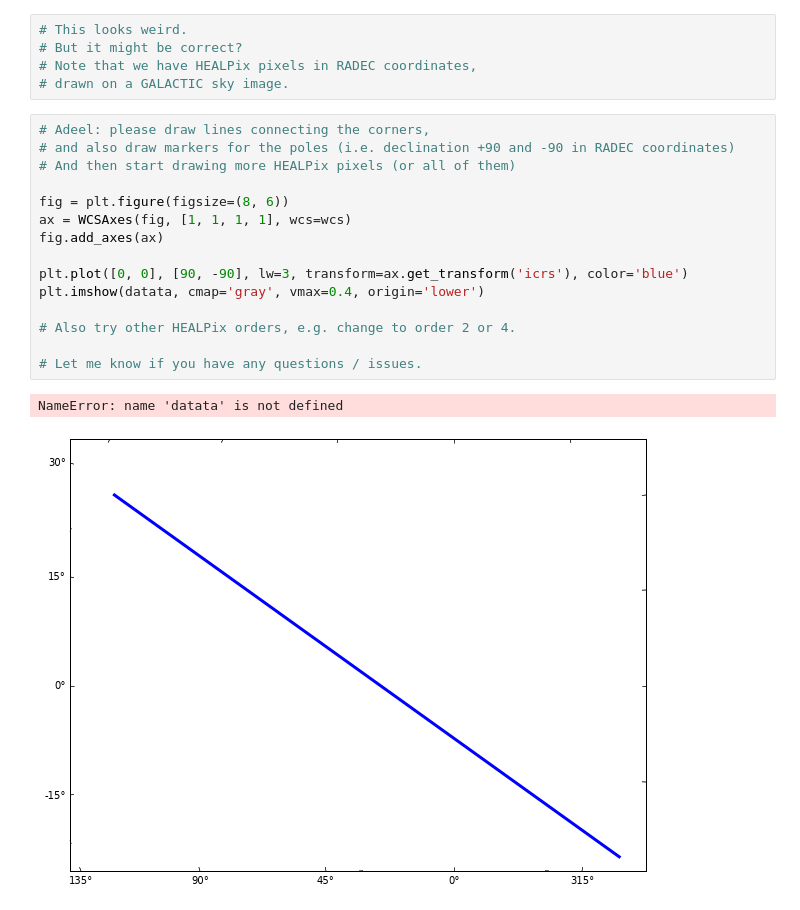
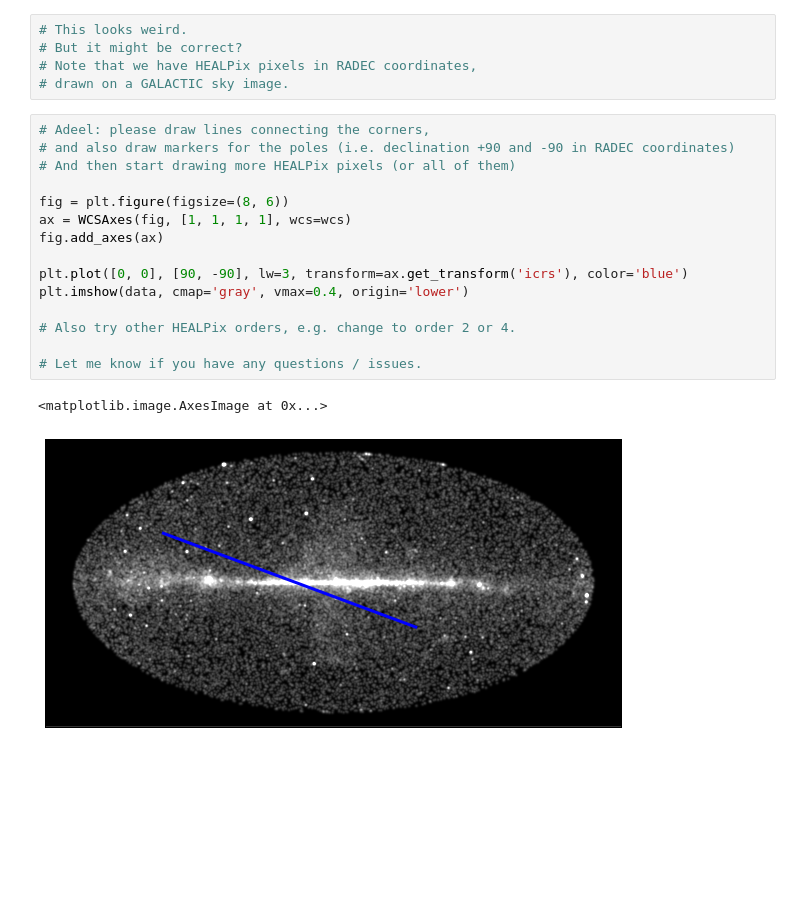
Before and after one commit to adl1995/HIPS-to-Py, a Jupyter notebook: examples/draw-healpix-stuff.ipynb, the cells around one changed output. Cells and saved outputs as stored; diff of their text form; blank space fills up the shorter version.

```diff
--- a/examples/draw-healpix-stuff.ipynb
+++ b/examples/draw-healpix-stuff.ipynb
@@ -158,21 +155,21 @@ ax.imshow(data, cmap='gray', vmax=0.4, origin='lower')
 # %%
 # Adeel: please draw lines connecting the corners,
 # and also draw markers for the poles (i.e. declination +90 and -90 in RADEC coordinates)
 # And then start drawing more HEALPix pixels (or all of them)
 
 fig = plt.figure(figsize=(8, 6))
 ax = WCSAxes(fig, [1, 1, 1, 1], wcs=wcs)
 fig.add_axes(ax)
 
 plt.plot([0, 0], [90, -90], lw=3, transform=ax.get_transform('icrs'), color='blue')
-plt.imshow(datata, cmap='gray', vmax=0.4, origin='lower')
+plt.imshow(data, cmap='gray', vmax=0.4, origin='lower')
 
 # Also try other HEALPix orders, e.g. change to order 2 or 4.
 
 # Let me know if you have any questions / issues.
 # %% [output]
-NameError: name 'datata' is not defined
+<matplotlib.image.AxesImage at 0x...>
-[figure, old version]
+[figure, new version]
 # %%
 # Using order = 4
 nside = healpy.order2nside(order=4)
```
Also changed, not shown: parts of 5 cells of this notebook, 5 other files.
